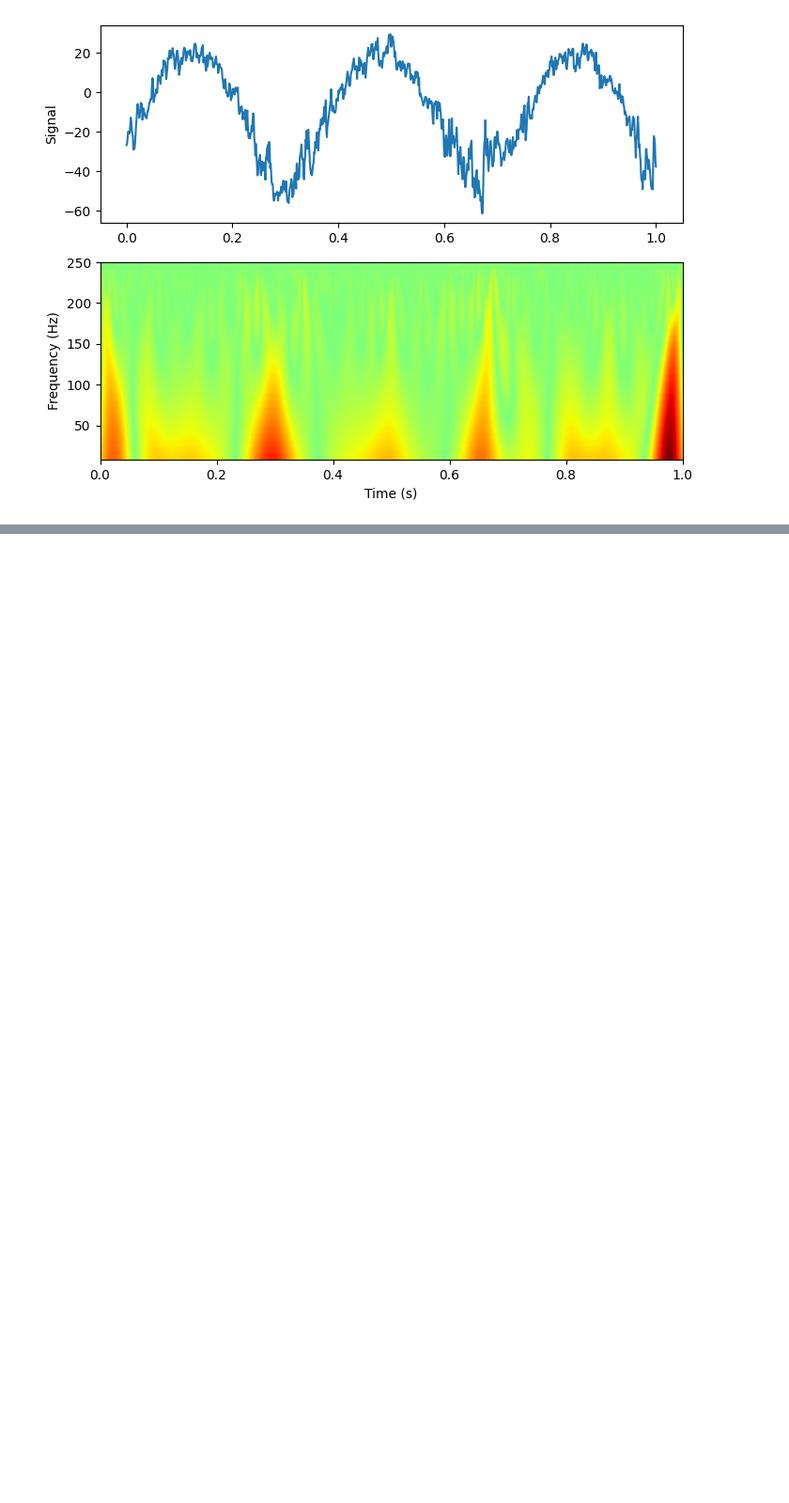
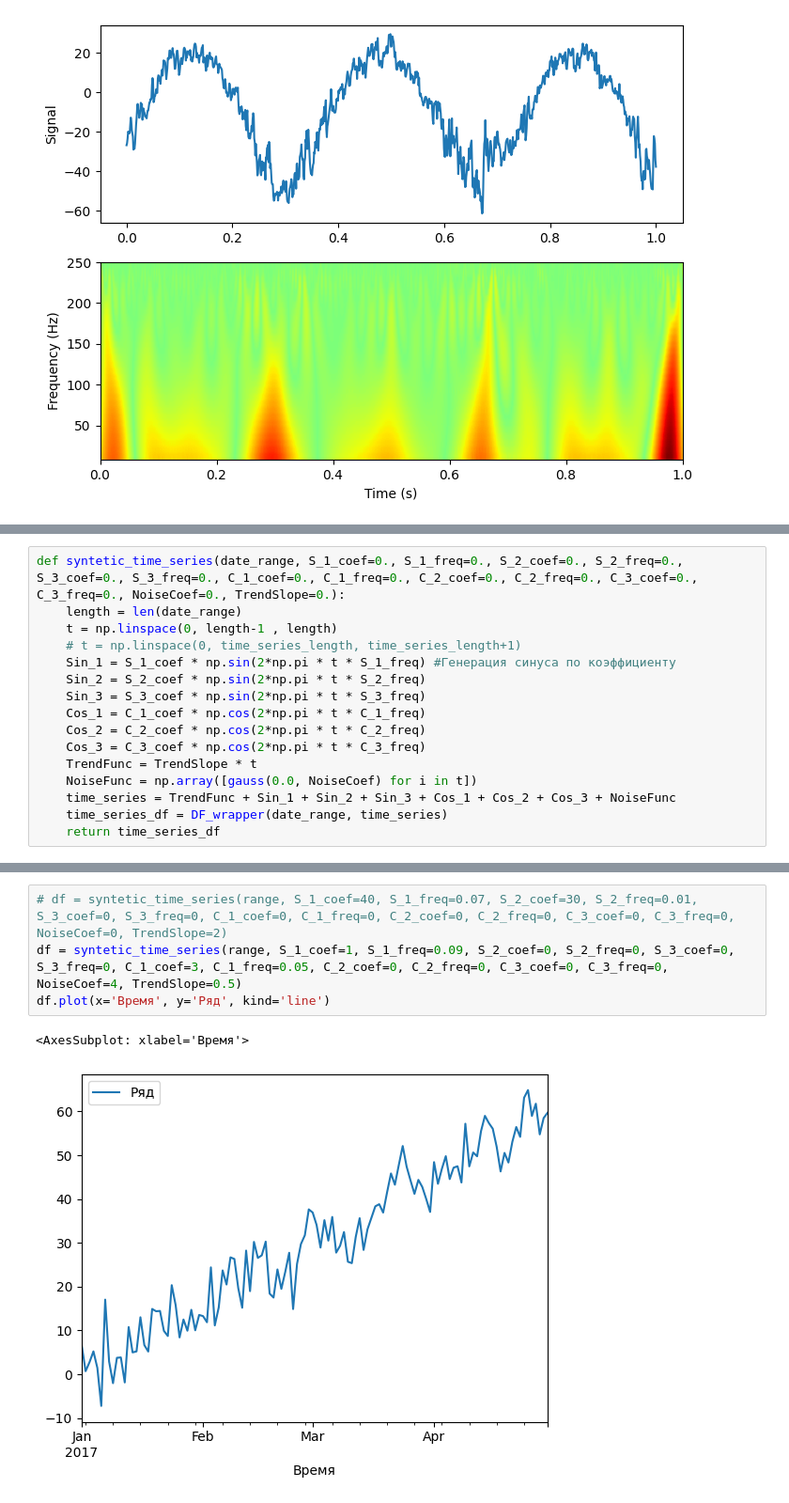
Before and after one commit to Arzangulyan/Time_series_app, a Jupyter notebook: test_jupiter.ipynb, the cells around one changed output, grey strips where cells are left out. Shown: that part at 94% size. Cells and saved outputs as stored; diff of their text form; blank space fills up the shorter version.

```diff
--- a/test_jupiter.ipynb
+++ b/test_jupiter.ipynb
@@ -262,0 +282,16 @@ plt.show()
+# %%
+def syntetic_time_series(date_range, S_1_coef=0., S_1_freq=0., S_2_coef=0., S_2_freq=0., S_3_coef=0., S_3_freq=0., C_1_coef=0., C_1_freq=0., C_2_coef=0., C_2_freq=0., C_3_coef=0., C_3_freq=0., NoiseCoef=0., TrendSlope=0.):
+    length = len(date_range)
+    t = np.linspace(0, length-1 , length)
+    # t = np.linspace(0, time_series_length, time_series_length+1)
+    Sin_1 = S_1_coef * np.sin(2*np.pi * t * S_1_freq) #Генерация синуса по коэффициенту
+    Sin_2 = S_2_coef * np.sin(2*np.pi * t * S_2_freq)
+    Sin_3 = S_3_coef * np.sin(2*np.pi * t * S_3_freq)
+    Cos_1 = C_1_coef * np.cos(2*np.pi * t * C_1_freq)
+    Cos_2 = C_2_coef * np.cos(2*np.pi * t * C_2_freq)
+    Cos_3 = C_3_coef * np.cos(2*np.pi * t * C_3_freq)
+    TrendFunc = TrendSlope * t
+    NoiseFunc = np.array([gauss(0.0, NoiseCoef) for i in t])
+    time_series = TrendFunc + Sin_1 + Sin_2 + Sin_3 + Cos_1 + Cos_2 + Cos_3 + NoiseFunc
+    time_series_df = DF_wrapper(date_range, time_series)
+    return time_series_df
@@ -262,0 +320,7 @@ plt.show()
+# %%
+# df = syntetic_time_series(range, S_1_coef=40, S_1_freq=0.07, S_2_coef=30, S_2_freq=0.01, S_3_coef=0, S_3_freq=0, C_1_coef=0, C_1_freq=0, C_2_coef=0, C_2_freq=0, C_3_coef=0, C_3_freq=0, NoiseCoef=0, TrendSlope=2)
+df = syntetic_time_series(range, S_1_coef=1, S_1_freq=0.09, S_2_coef=0, S_2_freq=0, S_3_coef=0, S_3_freq=0, C_1_coef=3, C_1_freq=0.05, C_2_coef=0, C_2_freq=0, C_3_coef=0, C_3_freq=0, NoiseCoef=4, TrendSlope=0.5)
+df.plot(x='Время', y='Ряд', kind='line')
+# %% [output]
+<AxesSubplot: xlabel='Время'>
+[figure, added]
```
Also changed, not shown: parts of 14 cells of this notebook, 1 other file.
